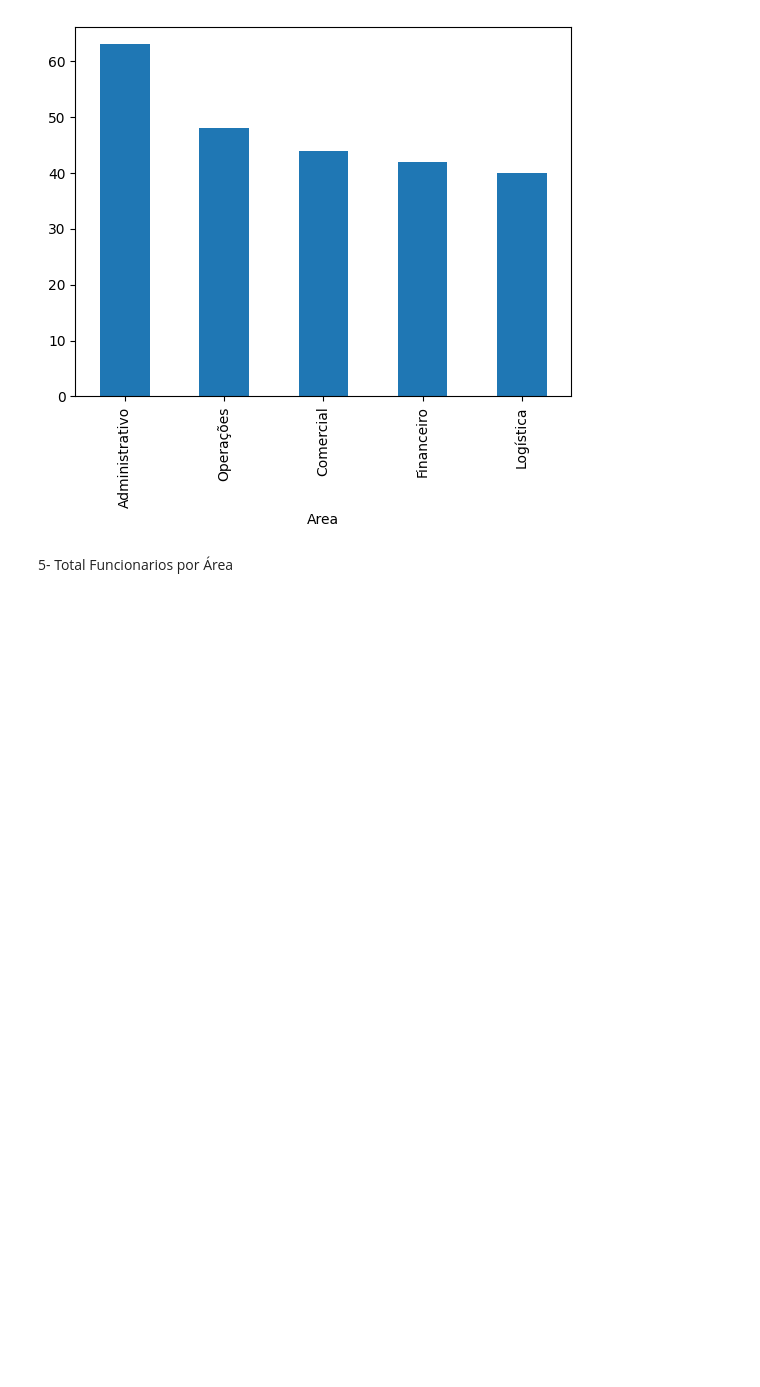
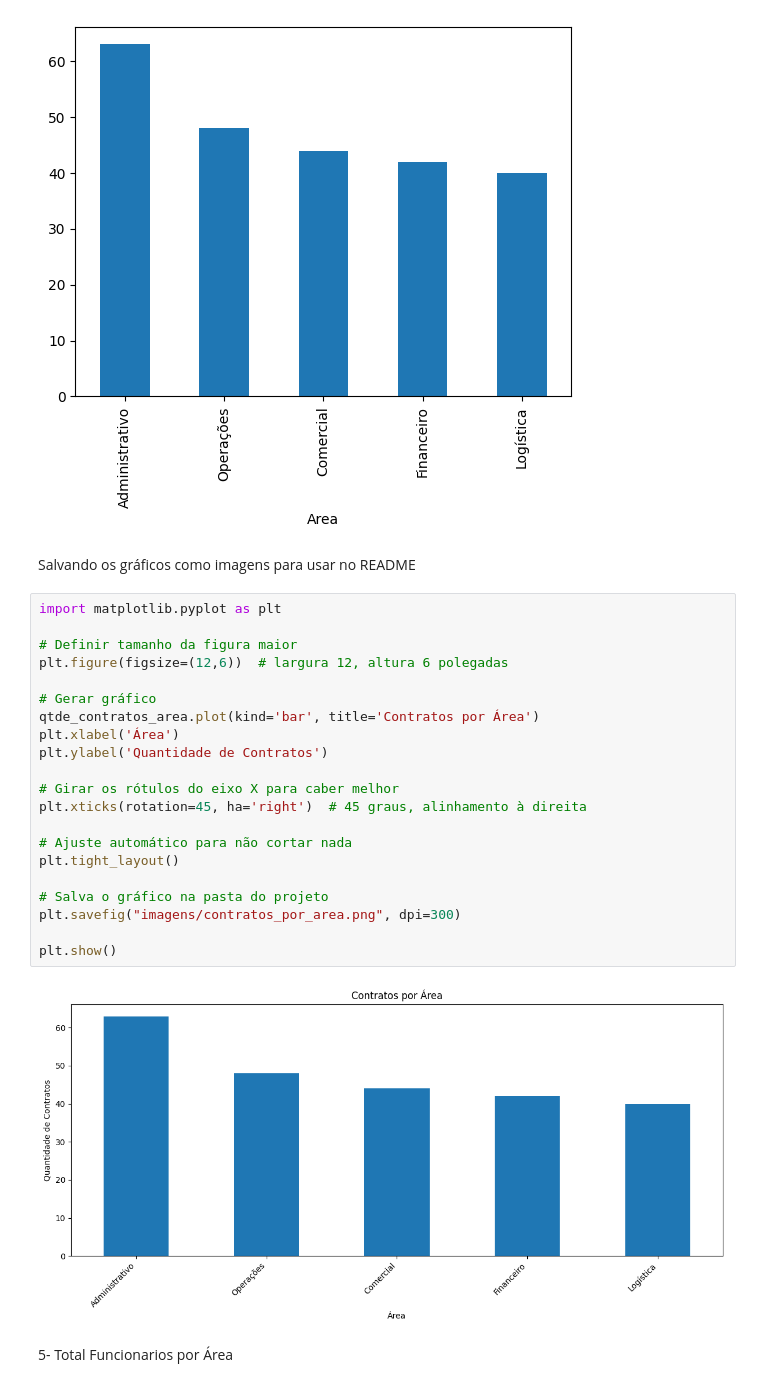
Before and after one commit to yagofelix00/data-analysis-clientes-servicos, a Jupyter notebook: projeto.ipynb, the cells around one changed output. Drawn from its saved outputs; the diff is of its cells as text; blank space fills up the shorter version.

Commit message:
Refactor REGIME and RECRUITMENTS, add charts and images

```diff
--- a/projeto.ipynb
+++ b/projeto.ipynb
@@ -100,6 +100,31 @@ Logística         40
 Name: count, dtype: int64
 <Axes: xlabel='Area'>
 [figure]
+# %% [markdown]
+Salvando os gráficos como imagens para usar no README
+# %%
+import matplotlib.pyplot as plt
+
+# Definir tamanho da figura maior
+plt.figure(figsize=(12,6))  # largura 12, altura 6 polegadas
+
+# Gerar gráfico
+qtde_contratos_area.plot(kind='bar', title='Contratos por Área')
+plt.xlabel('Área')
+plt.ylabel('Quantidade de Contratos')
+
+# Girar os rótulos do eixo X para caber melhor
+plt.xticks(rotation=45, ha='right')  # 45 graus, alinhamento à direita
+
+# Ajuste automático para não cortar nada
+plt.tight_layout()
+
+# Salva o gráfico na pasta do projeto
+plt.savefig("imagens/contratos_por_area.png", dpi=300)
+
+plt.show()
+# %% [output]
+[figure, added]
 # %% [markdown]
 5- Total Funcionarios por Área
 # %%
```
Also changed, not shown: parts of 2 cells of this notebook, 3 other files.
